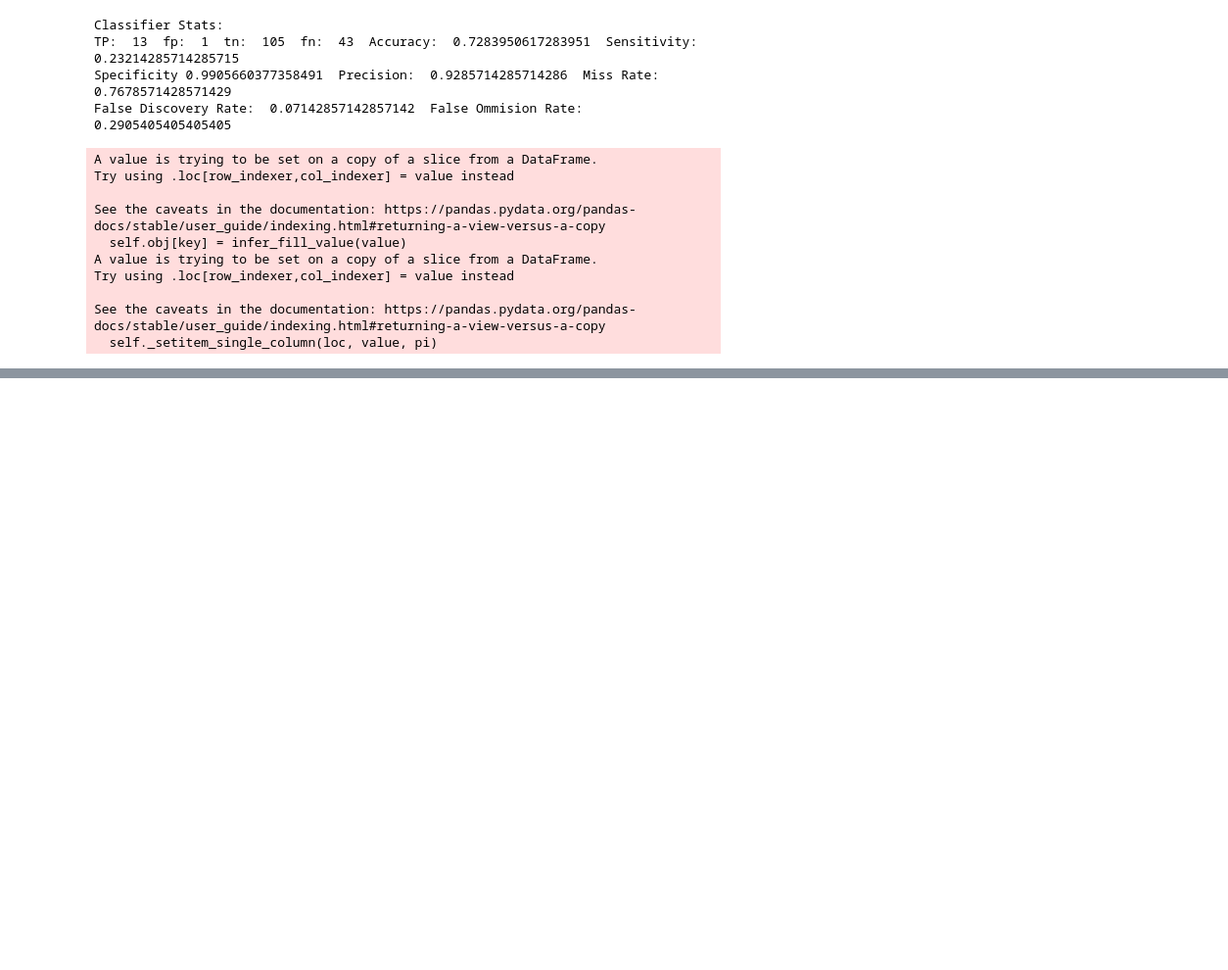
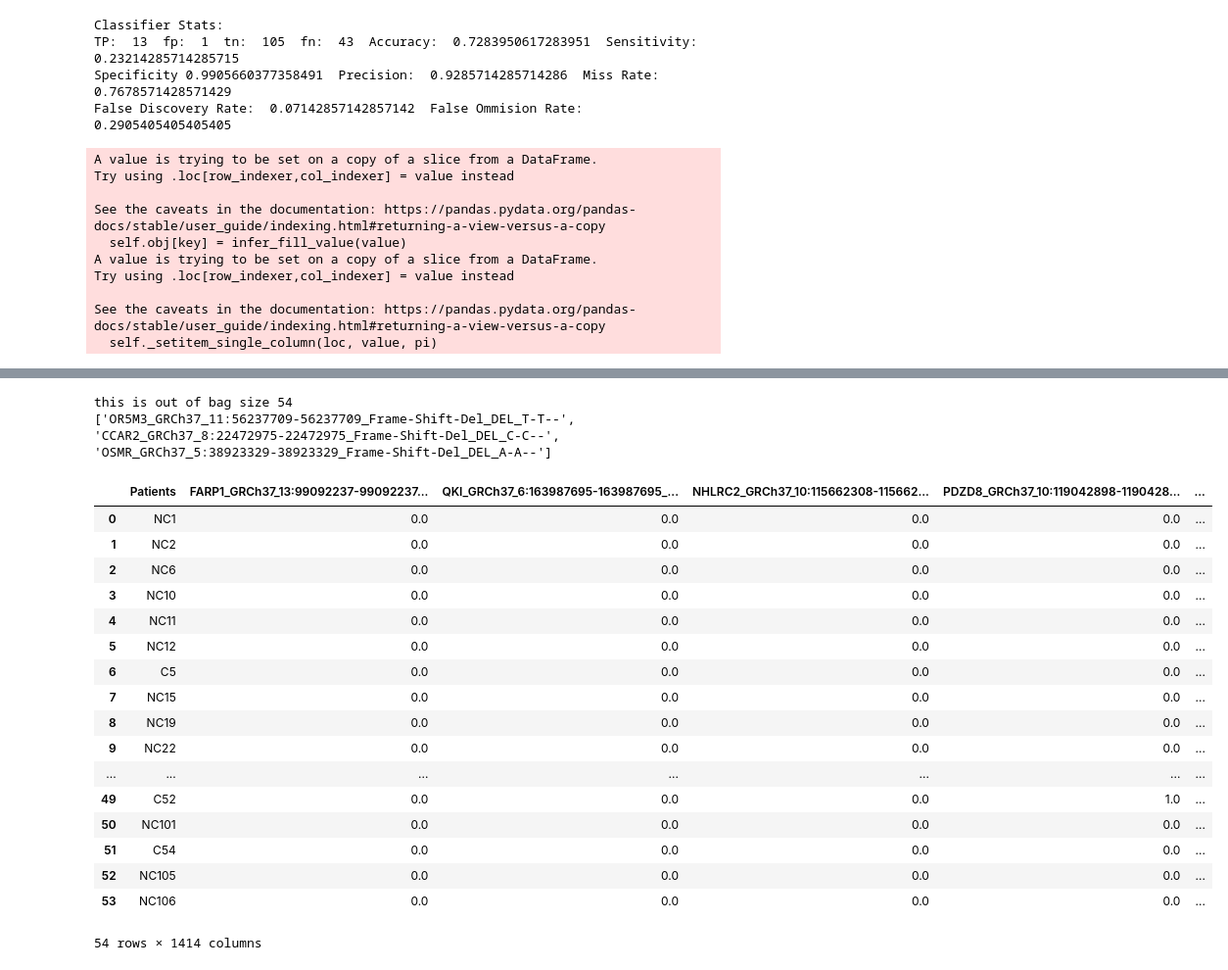
Before and after one commit to ajstein51/CS4170, a Jupyter notebook: main.ipynb, the cells around one changed output, grey strips where cells are left out. Shown at 98% size. Drawn from its saved outputs; the diff is of its cells as text; code cells hidden in the pictures; blank space fills up the shorter version.

```diff
--- a/main.ipynb
+++ b/main.ipynb
@@ -473,0 +2051,9 @@ See the caveats in the documentation: https://pandas.pydata.org/pandas-docs/stab
+# %%
+# avg of the results
+hw8pt2avg = pd.DataFrame(columns=['Values'])
+namelist = ['TP','FP','TN','FN','accuracy','sensitivity','specificity','missrate','precision','FDR','FOR']
+for i in range(0, hw6result1.shape[0]):
+    x = (hw8result1.iat[i, 0] + hw8result2.iat[i, 0] + hw8result3.iat[i, 0]) / 3
+    hw8pt2avg.loc[namelist[i]] = x
+
+hw8pt2avg
@@ -473,0 +2073,22 @@ See the caveats in the documentation: https://pandas.pydata.org/pandas-docs/stab
+# %%
+##################################################################### HW 9 ###############################################################################
+# copy of the df for this assignment
+hw9df = df.iloc[0:162, 0:1411]
+outofbag = []
+outofbagsize = 0
+# %%
+# delete mutations with <= 4 TP-FP
+hw9df = setconfusion(hw9df)
+
+# get list of columns to delete
+dellater = []
+for i in range(1, hw9df.shape[1]):
+    if hw9df.iloc[166, i] <= 4:
+        dellater.append(hw9df.columns[i])
+
+# delete columns
+hw9df = hw9df.drop(dellater, axis=1)
+
+#delete useless rows
+hw9df = hw9df.drop(labels=[162, 163, 164, 165, 166], axis=0)
+hw9df
@@ -473,0 +2209,29 @@ See the caveats in the documentation: https://pandas.pydata.org/pandas-docs/stab
+# %%
+# get tree
+decisionlist = randtree(hw9df)
+# print tree
+print(decisionlist)
+# get out of bag df
+outofbag[0] = outofbag[0].reset_index(drop=True)
+outofbag[0]
+# %% [output]
+this is out of bag size 54
+['OR5M3_GRCh37_11:56237709-56237709_Frame-Shift-Del_DEL_T-T--', 'CCAR2_GRCh37_8:22472975-22472975_Frame-Shift-Del_DEL_C-C--', 'OSMR_GRCh37_5:38923329-38923329_Frame-Shift-Del_DEL_A-A--']
+|  | Patients | FARP1_GRCh37_13:99092237-99092237... | QKI_GRCh37_6:163987695-163987695_... | NHLRC2_GRCh37_10:115662308-115662... | PDZD8_GRCh37_10:119042898-1190428... | ... |
+| 0 | NC1 | 0.0 | 0.0 | 0.0 | 0.0 | ... |
+| 1 | NC2 | 0.0 | 0.0 | 0.0 | 0.0 | ... |
+| 2 | NC6 | 0.0 | 0.0 | 0.0 | 0.0 | ... |
+| 3 | NC10 | 0.0 | 0.0 | 0.0 | 0.0 | ... |
+| 4 | NC11 | 0.0 | 0.0 | 0.0 | 0.0 | ... |
+| 5 | NC12 | 0.0 | 0.0 | 0.0 | 0.0 | ... |
+| 6 | C5 | 0.0 | 0.0 | 0.0 | 0.0 | ... |
+| 7 | NC15 | 0.0 | 0.0 | 0.0 | 0.0 | ... |
+| 8 | NC19 | 0.0 | 0.0 | 0.0 | 0.0 | ... |
+| 9 | NC22 | 0.0 | 0.0 | 0.0 | 0.0 | ... |
+| ... | ... | ... | ... | ... | ... | ... |
+| 49 | C52 | 0.0 | 0.0 | 0.0 | 1.0 | ... |
+| 50 | NC101 | 0.0 | 0.0 | 0.0 | 0.0 | ... |
+| 51 | C54 | 0.0 | 0.0 | 0.0 | 0.0 | ... |
+| 52 | NC105 | 0.0 | 0.0 | 0.0 | 0.0 | ... |
+| 53 | NC106 | 0.0 | 0.0 | 0.0 | 0.0 | ... |
+54 rows × 1414 columns
```
Also changed, not shown: parts of 72 cells of this notebook, 1 other file.
